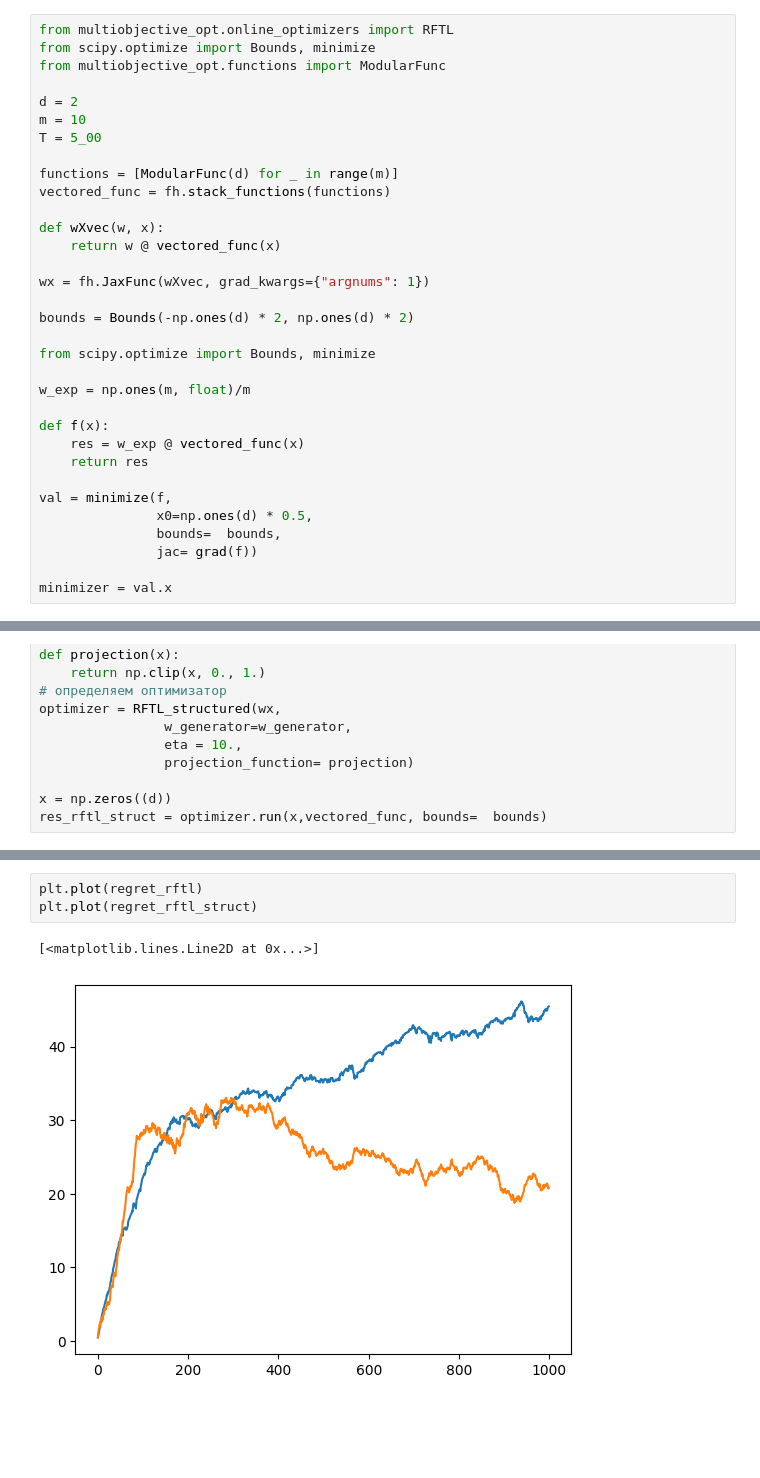
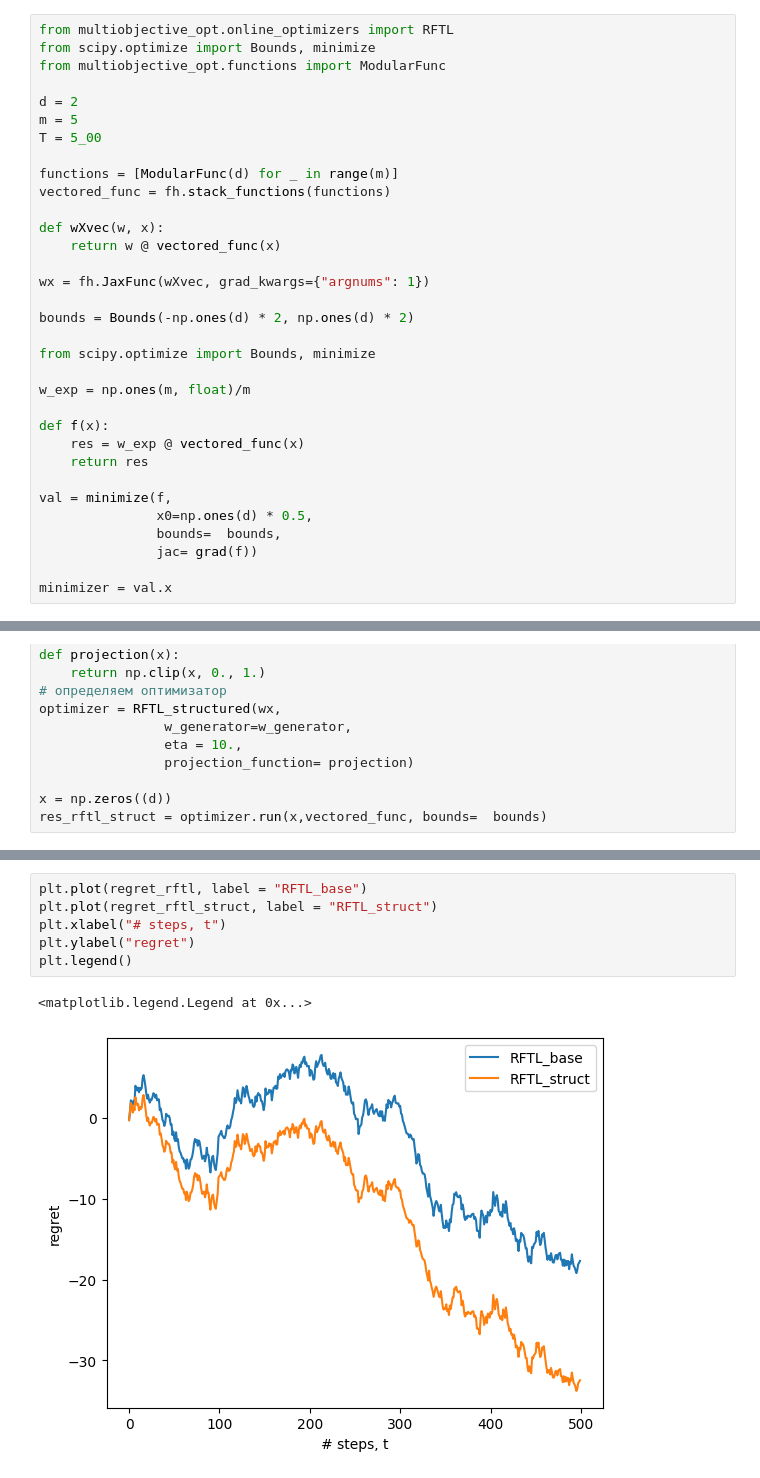
Before and after one commit to online-opt-acc/FMAB_copy, a Jupyter notebook: tester.ipynb, the cells around one changed output, grey strips where cells are left out. Saved outputs shown, nothing was run; the diff lists cells and outputs as text; blank space fills up the shorter version.

```diff
--- a/tester.ipynb
+++ b/tester.ipynb
@@ -128,7 +128,7 @@ from scipy.optimize import Bounds, minimize
 from multiobjective_opt.functions import ModularFunc
 
 d = 2
-m = 10
+m = 5
 T = 5_00
 
 functions = [ModularFunc(d) for _ in range(m)]
@@ -253,6 +253,9 @@ plt.plot(relative)
 # %%
-plt.plot(regret_rftl)
-plt.plot(regret_rftl_struct)
+plt.plot(regret_rftl, label = "RFTL_base")
+plt.plot(regret_rftl_struct, label = "RFTL_struct")
+plt.xlabel("# steps, t")
+plt.ylabel("regret")
+plt.legend()
 # %% [output]
-[<matplotlib.lines.Line2D at 0x...>]
+<matplotlib.legend.Legend at 0x...>
-[figure, old version]
+[figure, new version]
```
Also changed, not shown: parts of 19 cells of this notebook, 2 other files.
